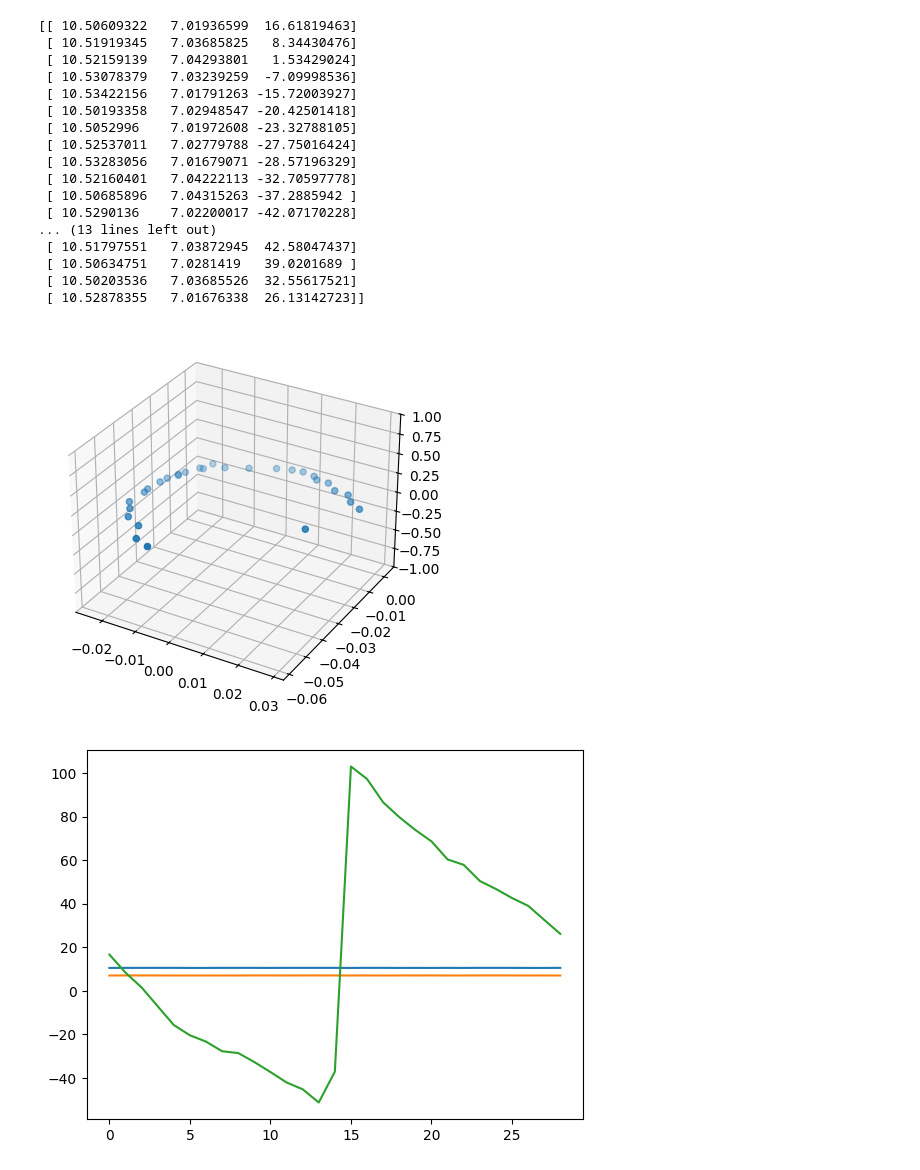
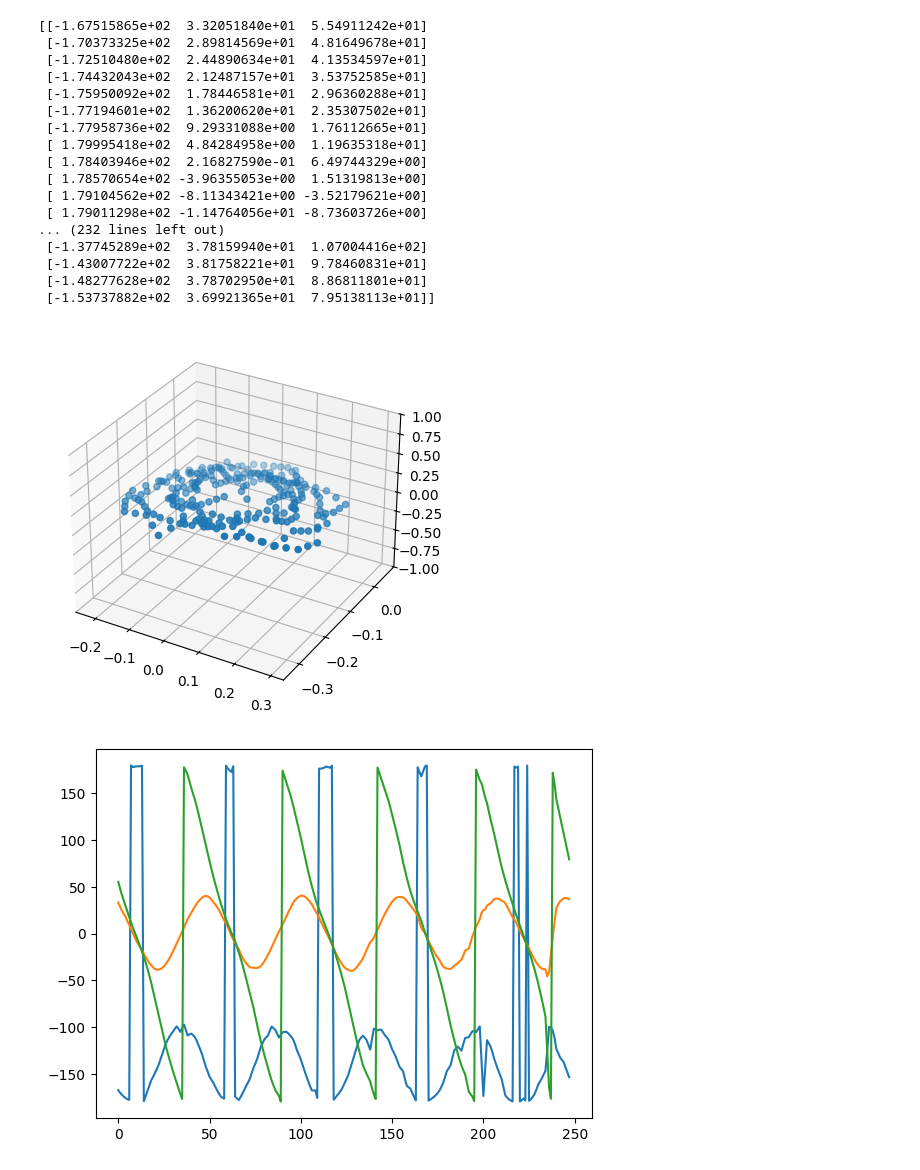
Before and after one commit to tauzn-clock/dust3r, a Jupyter notebook: masked_dust3r/scripts/visualise_transform.ipynb, the cells around one changed output. Cells and saved outputs as stored; diff of their text form; code cells hidden in the pictures.

```diff
--- a/masked_dust3r/scripts/visualise_transform.ipynb
+++ b/masked_dust3r/scripts/visualise_transform.ipynb
@@ -8,66 +8,74 @@ import numpy as np
 import matplotlib.pyplot as plt
 from scipy.spatial.transform import Rotation as R
 
-DATA_PATH = "/dust3r/masked_dust3r/data/jackal_drive"
+DATA_PATH = "/dust3r/masked_dust3r/data/jackal_training_data_0"
 
 with open(os.path.join(DATA_PATH, "transforms.json"), "r") as f:
     transforms = json.load(f)
 # %%
 #transforms["frames"] = rotate_best_fit_plane(transforms["frames"])
+
+OPENGL = np.array([
+    [1, 0, 0, 0],
+    [0, -1, 0, 0],
+    [0, 0, -1, 0],
+    [0, 0, 0, 1]
+])
 
 points = []
 euler_angle = []
 for frame in transforms["frames"]:
     tf = frame["transform_matrix"]
     tf = np.array(tf).reshape(4, 4)
+    tf = np.dot(tf, OPENGL)
     points.append(tf[0:3, 3])
     r = R.from_matrix(tf[0:3, 0:3])
     euler_angle.append(r.as_euler('xyz', degrees=True))
 
 points = np.array(points)
 euler_angle = np.array(euler_angle)
 print(euler_angle)
 
 # Plot the points
 
 fig = plt.figure()
 ax = fig.add_subplot(111, projection='3d')
 ax.scatter(points[:, 0], points[:, 1], points[:, 2])
 #Set z-axis
 ax.set_zlim(-1, 1)
 
 # Plot the euler angles with respect to index
 fig = plt.figure()
 ax = fig.add_subplot(111)
 ax.plot(euler_angle[:, 0], label="x")
 ax.plot(euler_angle[:, 1], label="y")
 ax.plot(euler_angle[:, 2], label="z")
 
 # Plot the points with respect to index
 fig = plt.figure()
 ax = fig.add_subplot(111)
 ax.plot(points[:, 0] - points[:,0].sum()/len(points[:,0]), label="x")
 ax.plot(points[:, 1] - points[:,1].sum()/len(points[:,1]), label="y")
 ax.plot(points[:, 2] - points[:,2].sum()/len(points[:,2]), label="z")
 
 plt.show()
 # %% [output]
-[[ 10.50609322   7.01936599  16.61819463]
- [ 10.51919345   7.03685825   8.34430476]
- [ 10.52159139   7.04293801   1.53429024]
- [ 10.53078379   7.03239259  -7.09998536]
- [ 10.53422156   7.01791263 -15.72003927]
- [ 10.50193358   7.02948547 -20.42501418]
- [ 10.5052996    7.01972608 -23.32788105]
- [ 10.52537011   7.02779788 -27.75016424]
- [ 10.53283056   7.01679071 -28.57196329]
- [ 10.52160401   7.04222113 -32.70597778]
- [ 10.50685896   7.04315263 -37.2885942 ]
- [ 10.5290136    7.02200017 -42.07170228]
-... (13 lines left out)
- [ 10.51797551   7.03872945  42.58047437]
- [ 10.50634751   7.0281419   39.0201689 ]
- [ 10.50203536   7.03685526  32.55617521]
- [ 10.52878355   7.01676338  26.13142723]]
+[[-1.67515865e+02  3.32051840e+01  5.54911242e+01]
+ [-1.70373325e+02  2.89814569e+01  4.81649678e+01]
+ [-1.72510480e+02  2.44890634e+01  4.13534597e+01]
+ [-1.74432043e+02  2.12487157e+01  3.53752585e+01]
+ [-1.75950092e+02  1.78446581e+01  2.96360288e+01]
+ [-1.77194601e+02  1.36200620e+01  2.35307502e+01]
+ [-1.77958736e+02  9.29331088e+00  1.76112665e+01]
+ [ 1.79995418e+02  4.84284958e+00  1.19635318e+01]
+ [ 1.78403946e+02  2.16827590e-01  6.49744329e+00]
+ [ 1.78570654e+02 -3.96355053e+00  1.51319813e+00]
+ [ 1.79104562e+02 -8.11343421e+00 -3.52179621e+00]
+ [ 1.79011298e+02 -1.14764056e+01 -8.73603726e+00]
+... (232 lines left out)
+ [-1.37745289e+02  3.78159940e+01  1.07004416e+02]
+ [-1.43007722e+02  3.81758221e+01  9.78460831e+01]
+ [-1.48277628e+02  3.78702950e+01  8.86811801e+01]
+ [-1.53737882e+02  3.69921365e+01  7.95138113e+01]]
-[figure, old version]
+[figure, new version]
-[figure, old version]
+[figure, new version]
```
Also changed, not shown: parts of 2 cells of this notebook, 3 other files.
